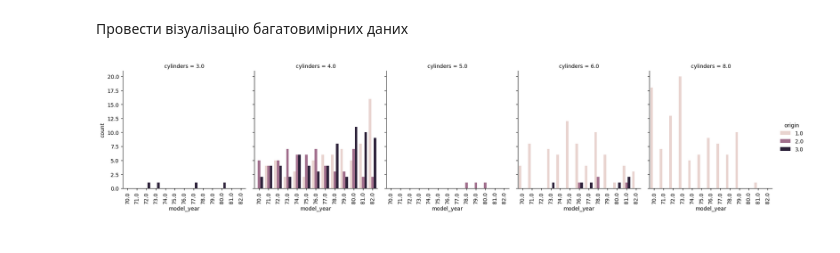
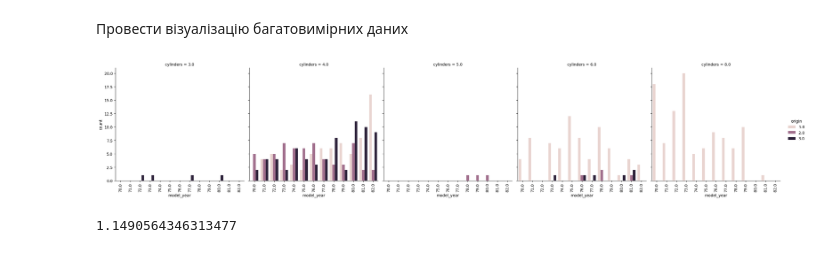
Before and after one commit to Serhii-FB-35/AD, a Jupyter notebook: Lab_4/Lab4.ipynb, the cells around one changed output. Saved outputs shown, nothing was run; the diff lists cells and outputs as text; code cells hidden in the pictures.

```diff
--- a/Lab_4/Lab4.ipynb
+++ b/Lab_4/Lab4.ipynb
@@ -522,6 +585,7 @@ plt.show()
 # %% [markdown]
 Поборотися із зниклими даними
 # %%
+start = time.time()
 data_file = "./Data/auto-mpg.data"
 headers = "mpg\tcylinders\tdisplacement\thorsepower\tweight\tacceleration\tmodel_year\torigin\tcar_name\n"
 types = [("mpg","float64"), ("cylinders", "float64"), ("displacement", "float64"),
@@ -550,8 +614,9 @@ print("______________________________")
 for field in numeric_fields:
     nan_count = np.isnan(df[field]).sum()
     print(f"{field}: {nan_count}")
-
+end = time.time() - start
 print(df)
+print(end)
 # %% [output]
 mpg: 0
 cylinders: 0
@@ -681,15 +763,19 @@ False           False           False           False           False
 # %% [markdown]
 Провести візуалізацію багатовимірних даних
 # %%
+start = time.time()
 data = {
     "model_year": df["model_year"],
     "cylinders": df["cylinders"],
     "origin": df["origin"]
 }
 
-graph = sns.catplot(data, x="model_year", kind="count", hue="origin", col="cylinders", height=4, aspect=0.9)
+graph = sns.catplot(data, x="model_year", kind="count", hue="origin", col="cylinders")
 for ax in graph.axes.flat:
     ax.tick_params(axis='x', rotation=90)
 plt.show()
+end = time.time() - start
+print(end)
 # %% [output]
-[figure, old version]
+[figure, new version]
+1.1490564346313477
```
Also changed, not shown: parts of 26 cells of this notebook.
